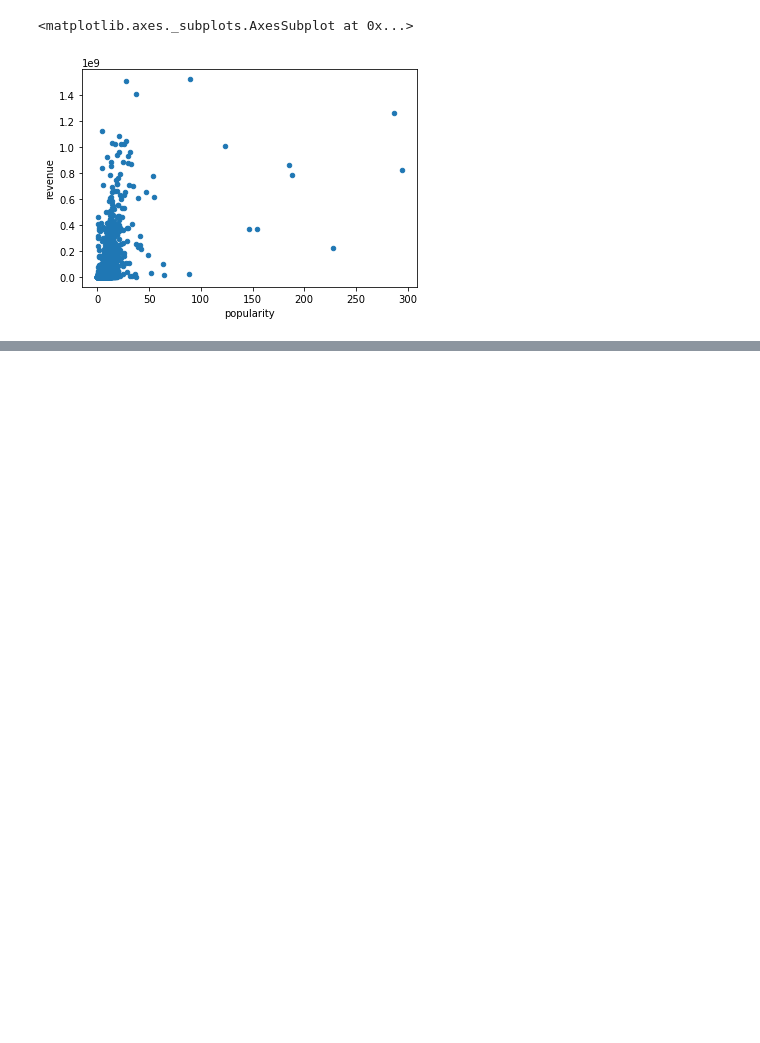
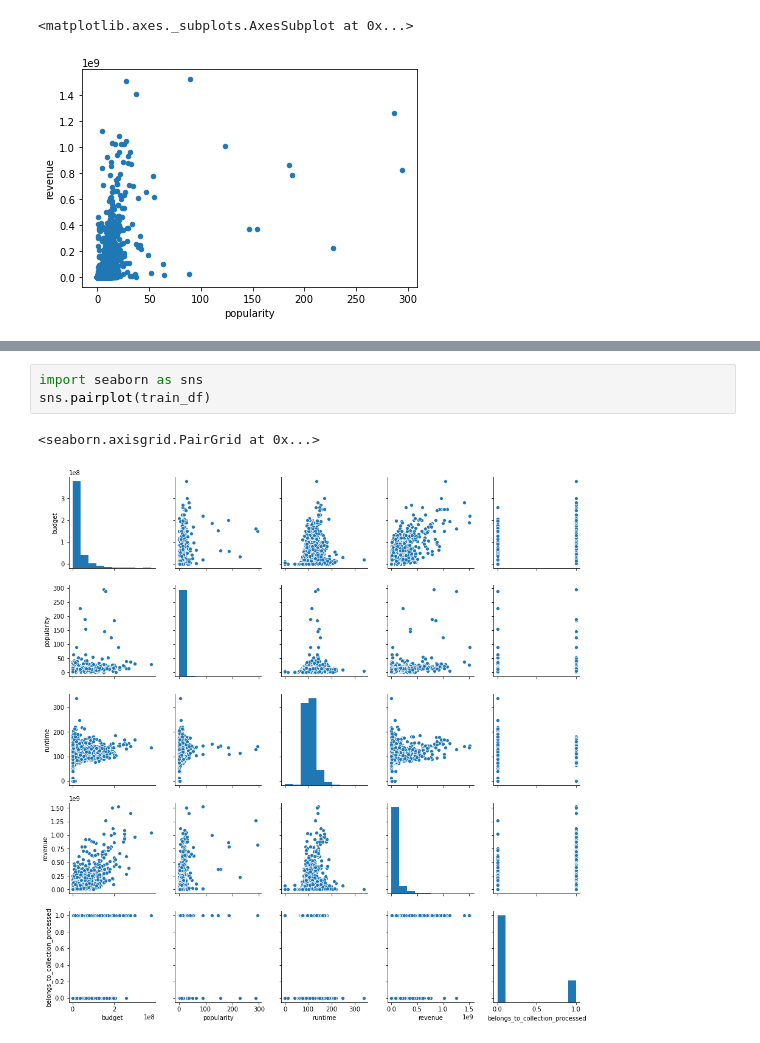
Before and after one commit to jolonia/Predicting-box-office-revenue, a Jupyter notebook: Project_3_Data_Cleaning_JO.ipynb, the cells around one changed output, grey strips where cells are left out. Drawn from its saved outputs; the diff is of its cells as text; blank space fills up the shorter version.

```diff
--- a/Project_3_Data_Cleaning_JO.ipynb
+++ b/Project_3_Data_Cleaning_JO.ipynb
@@ -266,0 +275,6 @@ train_df.plot(kind = 'scatter', x= 'runtime', y= 'revenue')
+# %%
+import seaborn as sns
+sns.pairplot(train_df)
+# %% [output]
+<seaborn.axisgrid.PairGrid at 0x...>
+[figure, added]
```
Also changed, not shown: parts of 14 cells of this notebook.
